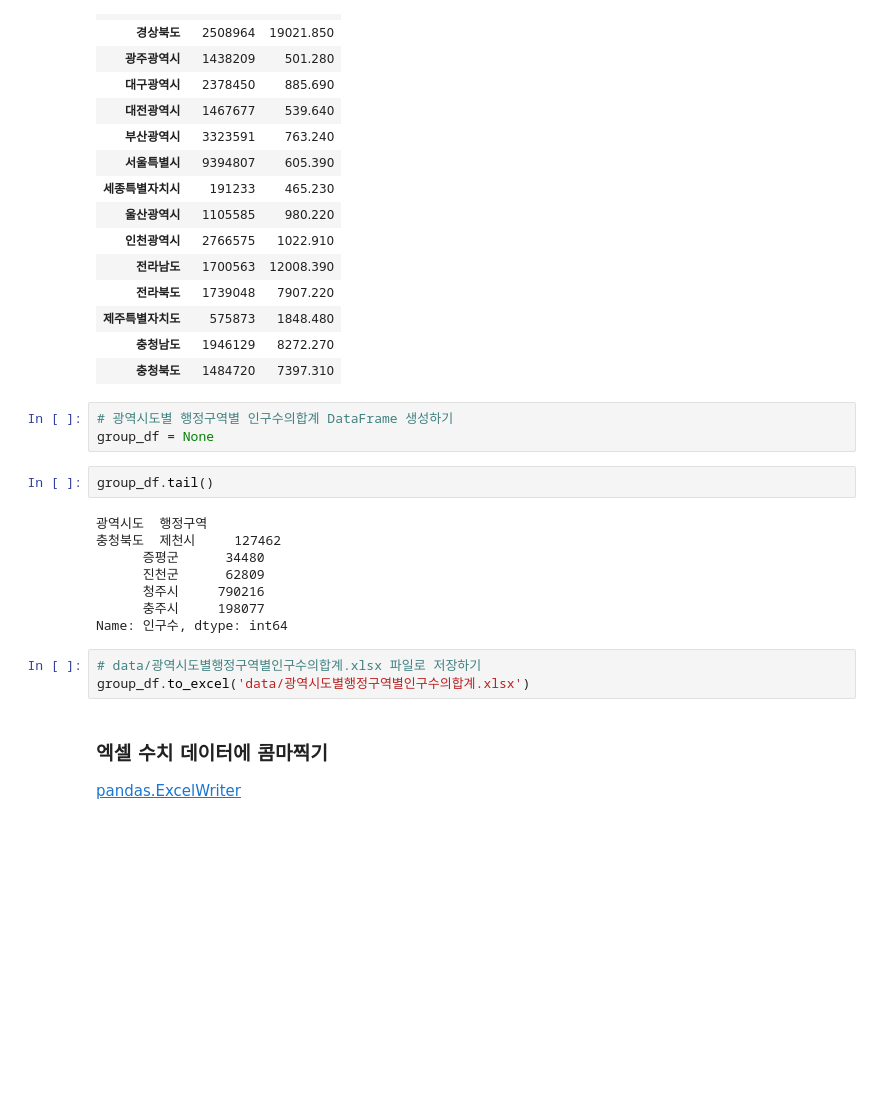
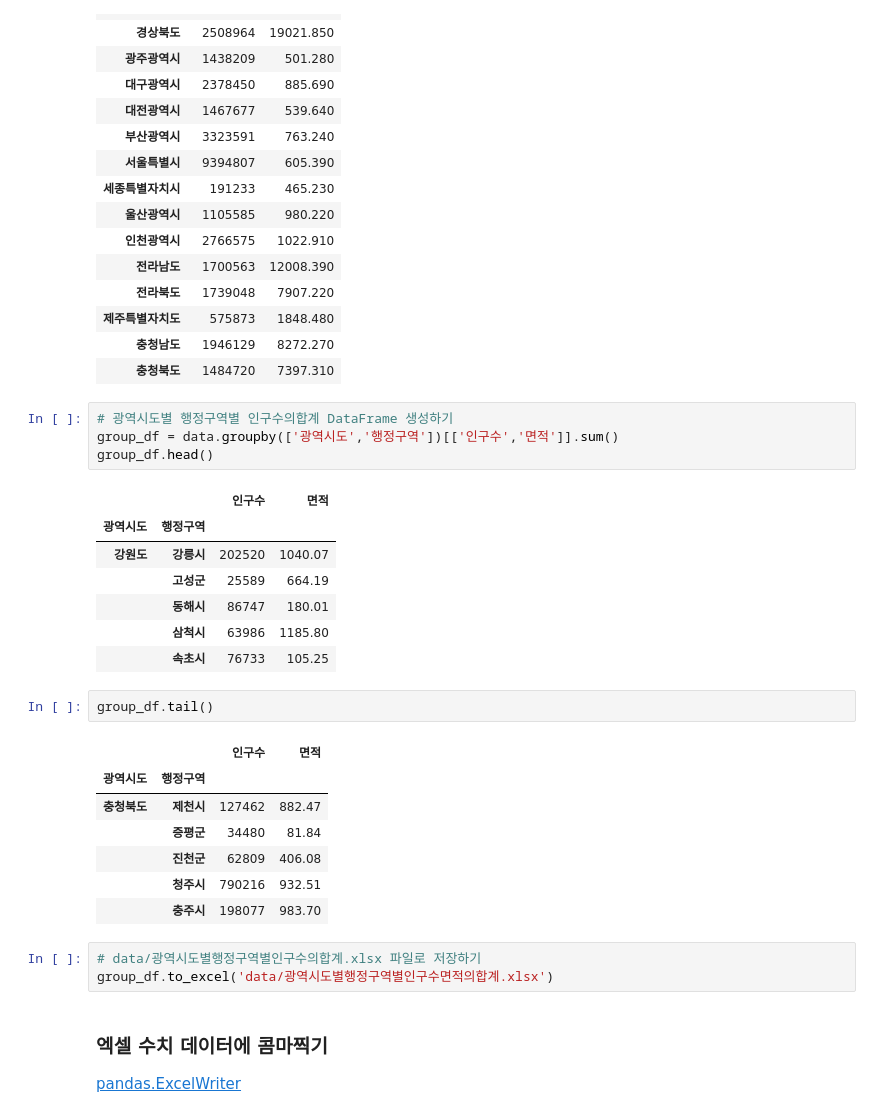
Before and after one commit to mysoyul/Python_WebScraping_Analysis_202511, a Jupyter notebook: 03.행정구역정보_분석과시각화.ipynb, the cells around one changed output. Cells and saved outputs as stored; diff of their text form; blank space fills up the shorter version.

```diff
--- a/03.행정구역정보_분석과시각화.ipynb
+++ b/03.행정구역정보_분석과시각화.ipynb
@@ -800,20 +800,29 @@ data[['인구수','면적','광역시도']].groupby('광역시도').sum(numeric_
 | 충청북도 | 1484720 | 7397.310 |
 # %%
 # 광역시도별 행정구역별 인구수의합계 DataFrame 생성하기
-group_df = None
+group_df = data.groupby(['광역시도','행정구역'])[['인구수','면적']].sum()
+group_df.head()
+# %% [output]
+|  |  | 인구수 | 면적 |
+| 광역시도 | 행정구역 |  |  |
+| 강원도 | 강릉시 | 202520 | 1040.07 |
+|  | 고성군 | 25589 | 664.19 |
+|  | 동해시 | 86747 | 180.01 |
+|  | 삼척시 | 63986 | 1185.80 |
+|  | 속초시 | 76733 | 105.25 |
 # %%
 group_df.tail()
 # %% [output]
-광역시도  행정구역
-충청북도  제천시     127462
-      증평군      34480
-      진천군      62809
-      청주시     790216
-      충주시     198077
-Name: 인구수, dtype: int64
+|  |  | 인구수 | 면적 |
+| 광역시도 | 행정구역 |  |  |
+| 충청북도 | 제천시 | 127462 | 882.47 |
+|  | 증평군 | 34480 | 81.84 |
+|  | 진천군 | 62809 | 406.08 |
+|  | 청주시 | 790216 | 932.51 |
+|  | 충주시 | 198077 | 983.70 |
 # %%
 # data/광역시도별행정구역별인구수의합계.xlsx 파일로 저장하기
-group_df.to_excel('data/광역시도별행정구역별인구수의합계.xlsx')
+group_df.to_excel('data/광역시도별행정구역별인구수면적의합계.xlsx')
 # %% [markdown]
 ### 엑셀 수치 데이터에 콤마찍기
 [pandas.ExcelWriter](https://pandas.pydata.org/docs/reference/api/pandas.ExcelWriter.html)
```
Also changed, not shown: parts of 3 cells of this notebook.
